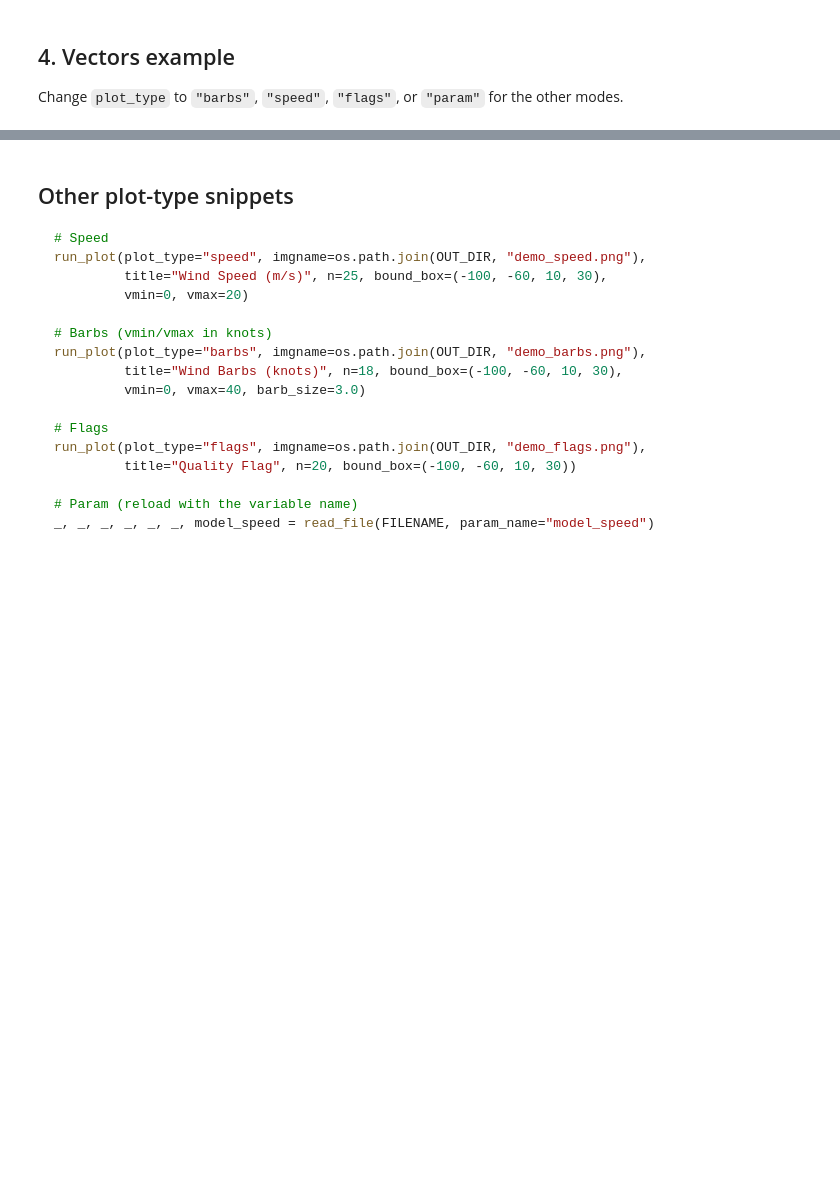
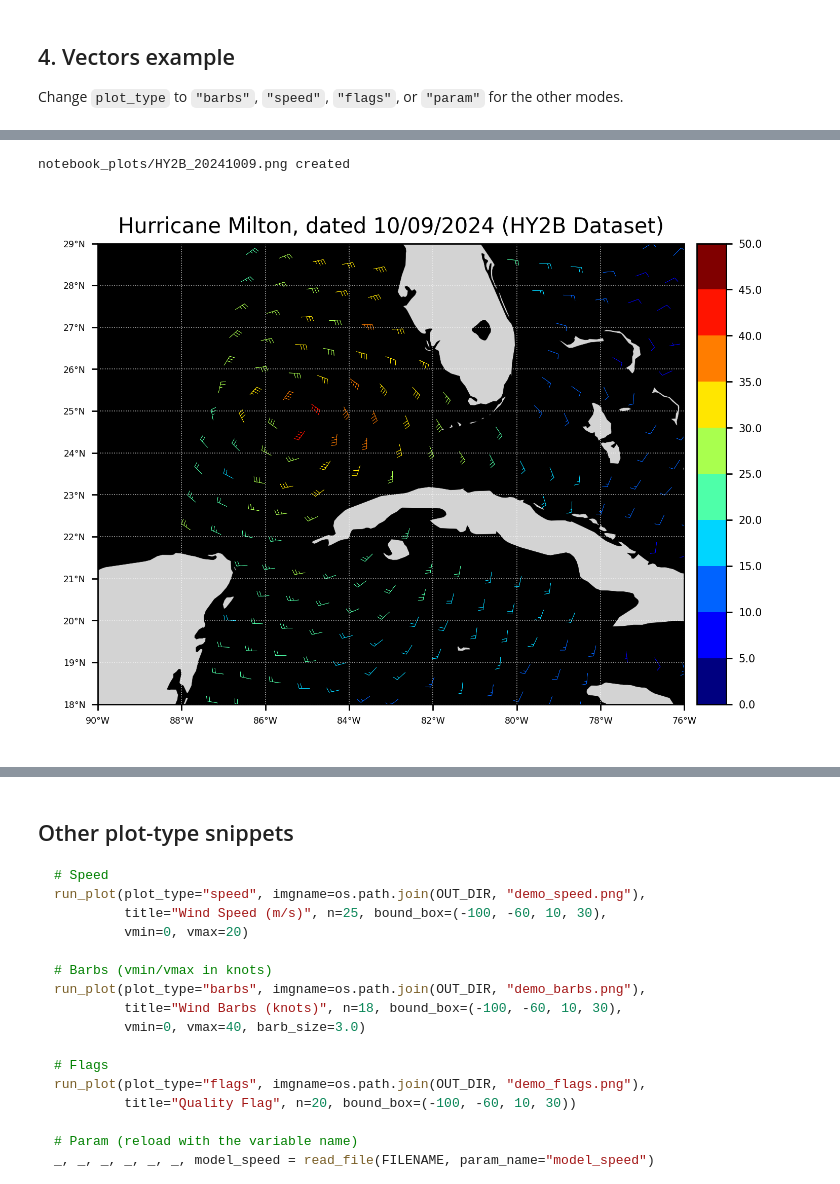
Before and after one commit to jasminemasopeh/modern_coaps_daily_swath, a Jupyter notebook: map_swath_data.ipynb, the cells around one changed output, grey strips where cells are left out. Drawn from its saved outputs; the diff is of its cells as text; code cells hidden in the pictures; blank space fills up the shorter version.

```diff
--- a/map_swath_data.ipynb
+++ b/map_swath_data.ipynb
@@ -746,17 +751,20 @@ run_plot(
 # %%
 run_plot(
     file_name="HY2B_nc/HY2B_20241009.nc",
     plot_type="barbs",
     imgname=os.path.join(OUT_DIR, "HY2B_20241009.png"),
-    title="Hurricane Milton, dated 10/09/2024 (HY2b Dataset)",
+    title="Hurricane Milton, dated 10/09/2024 (HY2B Dataset)",
     n=3,
     #bound_box=(-98, -80, 18, 31),
     # bound_box=(-100, -80, 17, 31),
     bound_box=(-90, -76, 18, 29),
     vmin=0,
     vmax=50,
     barb_size=3.5,
 )
+# %% [output]
+notebook_plots/HY2B_20241009.png created
+[figure, added]
 # %%
 # Barbs (vmin/vmax in knots)
 run_plot(
```
Also changed, not shown: parts of 4 cells of this notebook, 5 other files.
